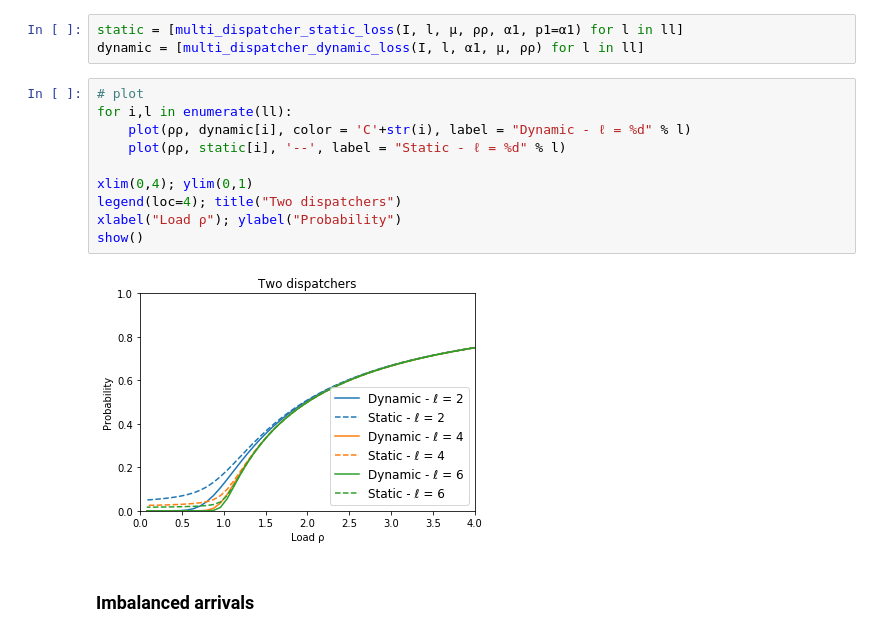
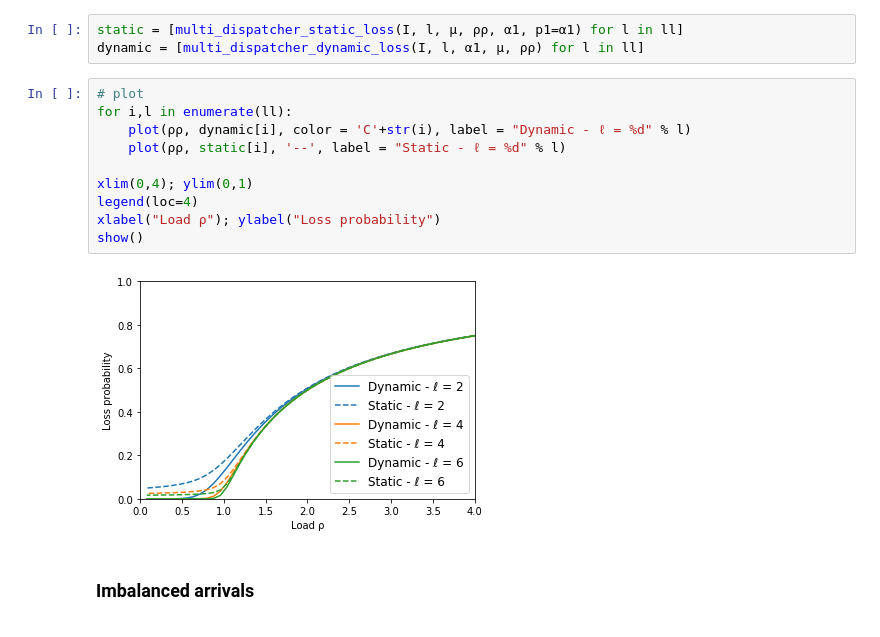
Before and after one commit to ccomte/phd-thesis, a Jupyter notebook: 9-2-load-balancing-with-multiple-dispatchers/compute-and-plot.ipynb, the cells around one changed output. Drawn from its saved outputs; the diff is of its cells as text.

Commit message:
Improve readability
Change plot labels and titles.
Change column headers in dataframes.

```diff
--- a/9-2-load-balancing-with-multiple-dispatchers/compute-and-plot.ipynb
+++ b/9-2-load-balancing-with-multiple-dispatchers/compute-and-plot.ipynb
@@ -345,15 +345,15 @@ dynamic = [multi_dispatcher_dynamic_loss(I, l, α1, μ, ρρ) for l in ll]
 # %%
 # plot
 for i,l in enumerate(ll):
     plot(ρρ, dynamic[i], color = 'C'+str(i), label = "Dynamic - ℓ = %d" % l)
     plot(ρρ, static[i], '--', label = "Static - ℓ = %d" % l)
 
 xlim(0,4); ylim(0,1)
-legend(loc=4); title("Two dispatchers")
-xlabel("Load ρ"); ylabel("Probability")
+legend(loc=4)
+xlabel("Load ρ"); ylabel("Loss probability")
 show()
 # %% [output]
-[figure, old version]
+[figure, new version]
 # %% [markdown]
 ### Imbalanced arrivals
 # %%
```
Also changed, not shown: parts of 7 cells of this notebook, 2 other files.
